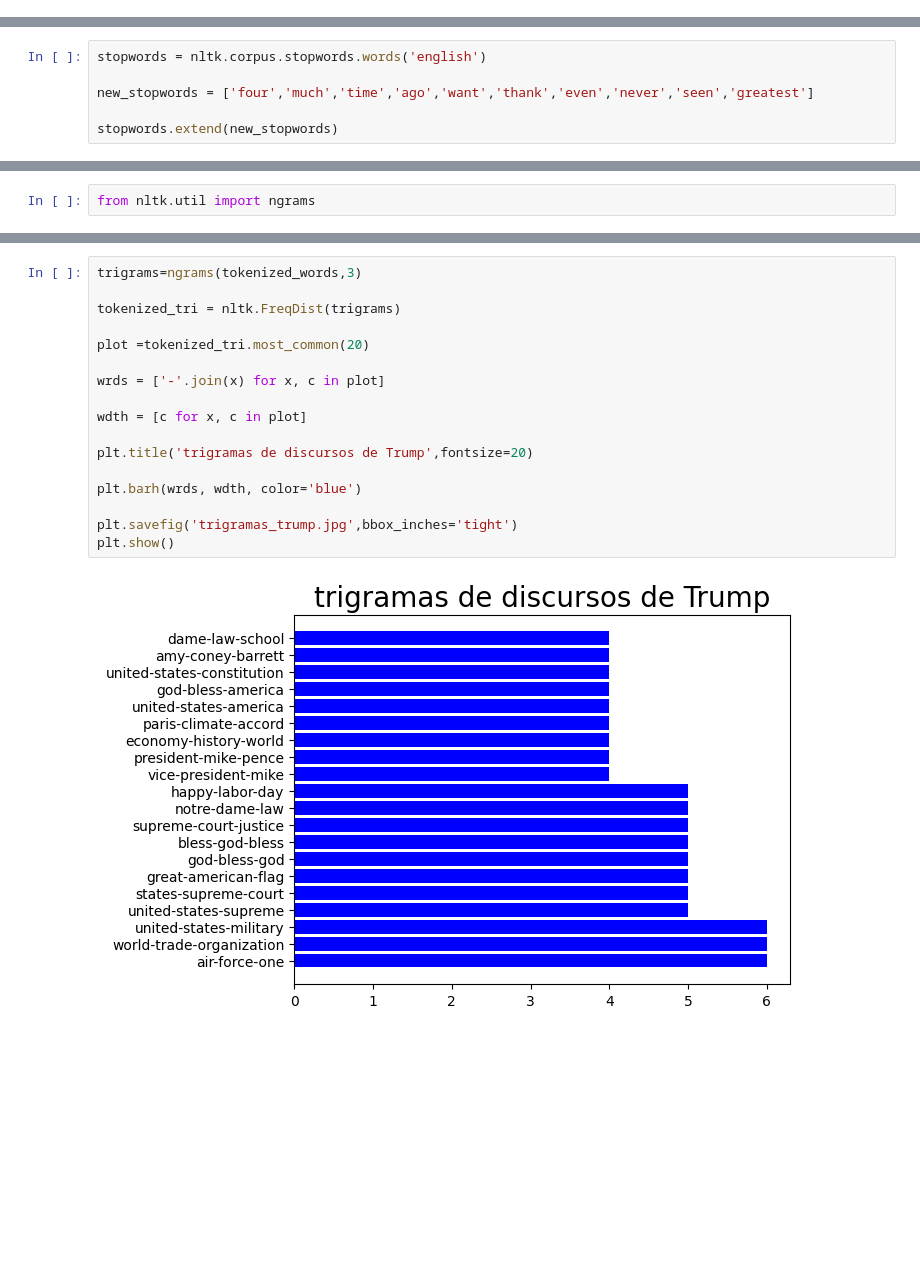
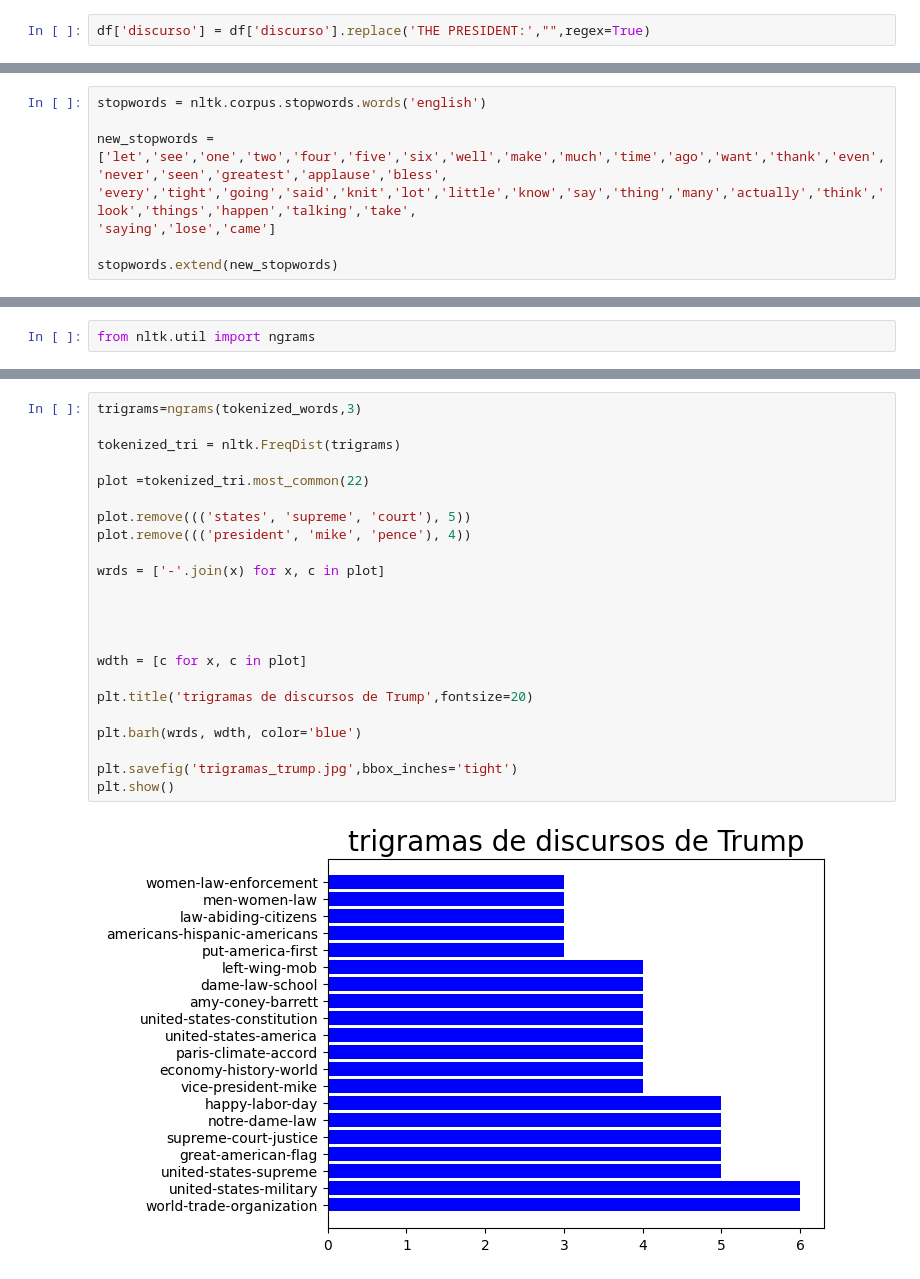
Before and after one commit to AgustinCdeCelis/Speaches-Trump, a Jupyter notebook: workingfile.ipynb, the cells around one changed output, grey strips where cells are left out. Saved outputs shown, nothing was run; the diff lists cells and outputs as text; blank space fills up the shorter version.

```diff
--- a/workingfile.ipynb
+++ b/workingfile.ipynb
@@ -137,3 +137,5 @@ df
 | 9 | Remarks at Salute to America | July 4, 2020 | THE PRESIDENT: Wow. Are you havin... |
 | 10 | Campaign Rally in Tulsa, Oklahoma | June 20, 2020 | Thank you, thank you. So we begin... |
 | 11 | Address at West Point Graduation | June 13, 2020 | Thank you, General, and hello cad... |
+# %%
+df['discurso'] = df['discurso'].replace('THE PRESIDENT:',"",regex=True)
@@ -146,7 +164,9 @@ df['discurso_tokenizado']=df['discurso'].apply(regexp.tokenize)
 # %%
 stopwords = nltk.corpus.stopwords.words('english')
 
-new_stopwords = ['four','much','time','ago','want','thank','even','never','seen','greatest']
+new_stopwords = ['let','see','one','two','four','five','six','well','make','much','time','ago','want','thank','even','never','seen','greatest','applause','bless',
+'every','tight','going','said','knit','lot','little','know','say','thing','many','actually','think','look','things','happen','talking','take',
+'saying','lose','came']
 
 stopwords.extend(new_stopwords)
 # %%
@@ -208,19 +228,25 @@ plt.show()
 # %%
 trigrams=ngrams(tokenized_words,3)
 
 tokenized_tri = nltk.FreqDist(trigrams)
 
-plot =tokenized_tri.most_common(20)
+plot =tokenized_tri.most_common(22)
+
+plot.remove((('states', 'supreme', 'court'), 5))
+plot.remove((('president', 'mike', 'pence'), 4))
 
 wrds = ['-'.join(x) for x, c in plot]
+
+
+
 
 wdth = [c for x, c in plot]
 
 plt.title('trigramas de discursos de Trump',fontsize=20)
 
 plt.barh(wrds, wdth, color='blue')
 
 plt.savefig('trigramas_trump.jpg',bbox_inches='tight')
 plt.show()
 # %% [output]
-[figure, old version]
+[figure, new version]
```
Also changed, not shown: parts of 5 cells of this notebook, 7 other files.
